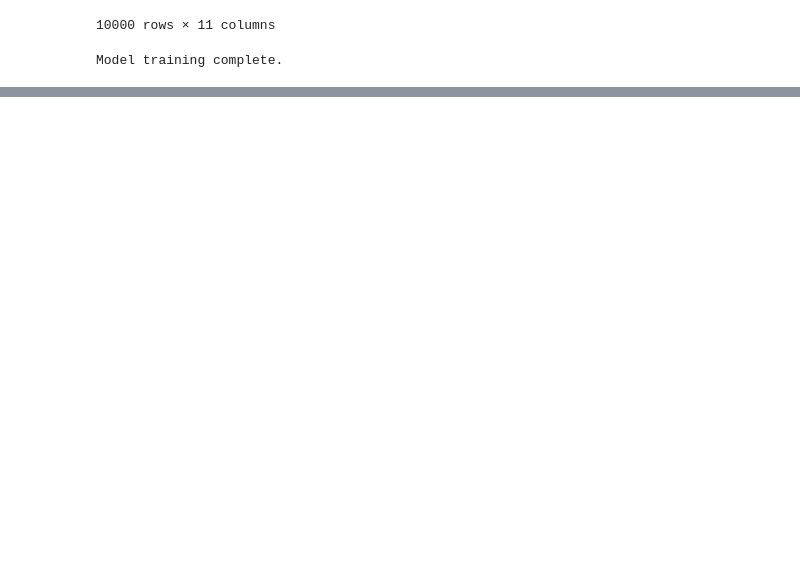
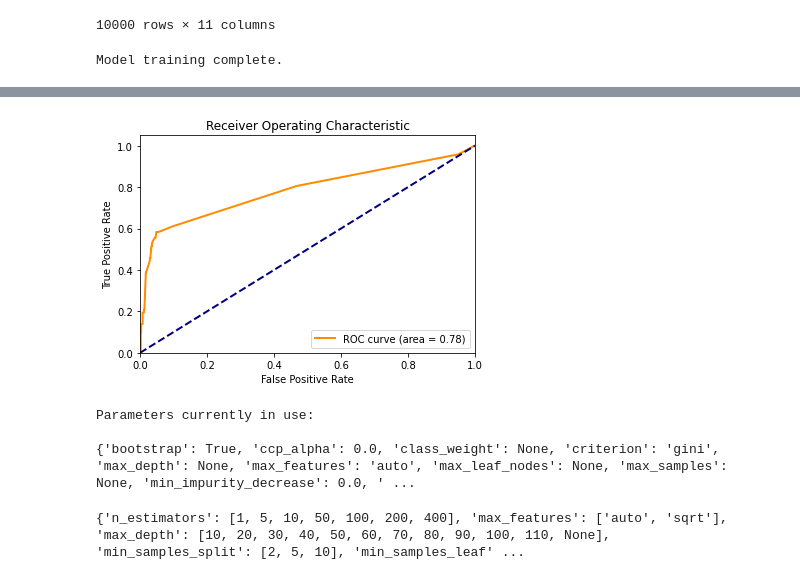
Before and after one commit to Kabiltan/Covid-19-Machine-Learning-, a Jupyter notebook: model.ipynb, the cells around one changed output, grey strips where cells are left out. Saved outputs shown, nothing was run; the diff lists cells and outputs as text; code cells hidden in the pictures; blank space fills up the shorter version.

Commit message:
Add files via upload
Final model

```diff
--- a/model.ipynb
+++ b/model.ipynb
@@ -119,7 +147,7 @@ test_fraction = 0.1
 X_train, X_test, y_train, y_test = train_test_split(X, y, test_size=test_fraction, shuffle=True)
 # %%
 # Configure Random Forest Classifier Model
-Default_model = RandomForestClassifier(n_estimators=1,bootstrap=False).fit(X_train,y_train) # fit the decision tree model
+Default_model = RandomForestClassifier().fit(X_train,y_train) # fit the decision tree model
 print('Model training complete.')
 # %% [output]
 Model training complete.
@@ -133,3 +161,67 @@ graph = graphviz.Source(dot_data)
 graph
 # %% [output]
 [drawing not drawn]
+# %%
+n_classes = y_test.shape[0]
+y_score = Default_model.predict_proba(X_test)
+fpr, tpr, _ = roc_curve(y_test, y_score[:, 1])
+roc_auc = auc(fpr, tpr)
+
+#the reason I don't think we need to binarize the output is that the output is ALREADY binary, i.e. the probability of a label is inversely correlated to the other label,
+#so we can get away with this hack :(
+
+
+# fpr = dict()
+# tpr = dict()
+# roc_auc = dict()
+# for i in range(1, 1):
+#     temp = str(i)
+#     fpr[temp], tpr[temp], _ = roc_curve(y_test[:, i], y_score[:, i])
+#     roc_auc[temp] = auc(fpr[temp], tpr[temp])
+# %%
+plt.figure()
+lw = 2
+plt.plot(fpr, tpr, color='darkorange',
+         lw=lw, label='ROC curve (area = %0.2f)' % roc_auc)
+plt.plot([0, 1], [0, 1], color='navy', lw=lw, linestyle='--')
+plt.xlim([0.0, 1.0])
+plt.ylim([0.0, 1.05])
+plt.xlabel('False Positive Rate')
+plt.ylabel('True Positive Rate')
+plt.title('Receiver Operating Characteristic')
+plt.legend(loc="lower right")
+plt.show()
+# %% [output]
+[figure, added]
+# %%
+print('Parameters currently in use:\n')
+print(Default_model.get_params())
+# %% [output]
+Parameters currently in use:
+
+{'bootstrap': True, 'ccp_alpha': 0.0, 'class_weight': None, 'criterion': 'gini', 'max_depth': None, 'max_features': 'auto', 'max_leaf_nodes': None, 'max_samples': None, 'min_impurity_decrease': 0.0, ' ...
+# %%
+#implement kfoldcv
+# Number of trees in random forest
+n_estimators = [1, 5, 10, 50, 100, 200, 400]
+# Number of features to consider at every split
+max_features = ['auto', 'sqrt']
+# Maximum number of levels in tree
+max_depth = [int(x) for x in np.linspace(10, 110, num = 11)]
+max_depth.append(None)
+# Minimum number of samples required to split a node
+min_samples_split = [2, 5, 10]
+# Minimum number of samples required at each leaf node
+min_samples_leaf = [1, 2, 4]
+# Method of selecting samples for training each tree
+bootstrap = [True, False]
+# Create the random grid
+random_grid = {'n_estimators': n_estimators,
+               'max_features': max_features,
+               'max_depth': max_depth,
+               'min_samples_split': min_samples_split,
+               'min_samples_leaf': min_samples_leaf,
+               'bootstrap': bootstrap}
+print(random_grid)
+# %% [output]
+{'n_estimators': [1, 5, 10, 50, 100, 200, 400], 'max_features': ['auto', 'sqrt'], 'max_depth': [10, 20, 30, 40, 50, 60, 70, 80, 90, 100, 110, None], 'min_samples_split': [2, 5, 10], 'min_samples_leaf' ...
```
Also changed, not shown: parts of 23 cells of this notebook.
